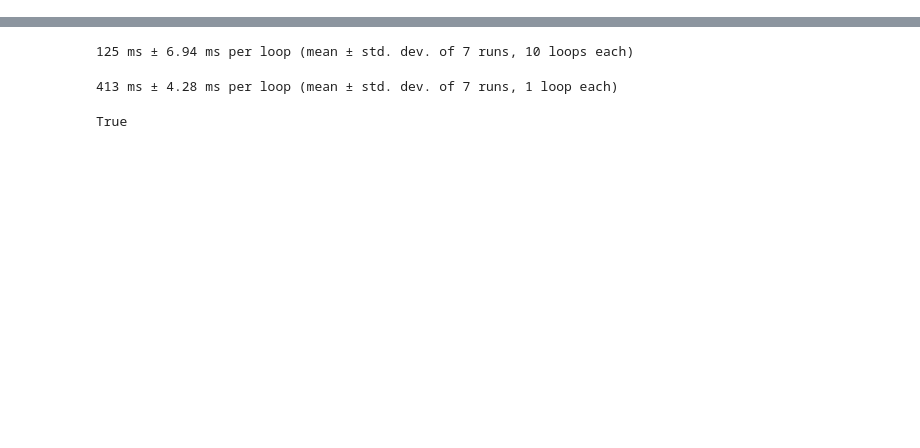
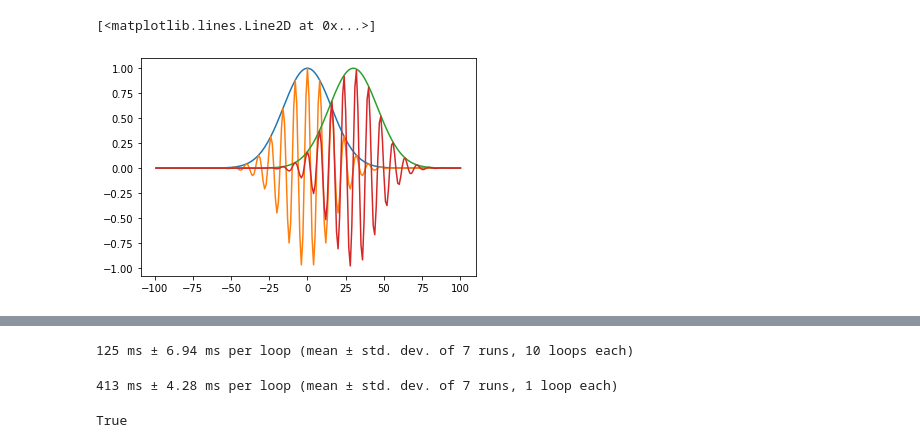
Before and after one commit to ekonyagin/wave_propagation, a Jupyter notebook: OAM-VTK.ipynb, the cells around one changed output, grey strips where cells are left out. Cells and saved outputs as stored; diff of their text form; code cells hidden in the pictures; blank space fills up the shorter version.

```diff
--- a/OAM-VTK.ipynb
+++ b/OAM-VTK.ipynb
@@ -7,15 +7,18 @@ from numba import jit, float64, complex128, int64, types
 # %%
 a = np.linspace(-99,100,200)
 a1 = np.linspace(-99, 100, 200)
 b1 = np.exp(-(a1-30)**2/500.)
 b = np.exp(-a**2/500.)
 plt.plot(a, b)
 phase = 2*np.pi*a/8
-phase1 = 10*2*np.pi*a1/8+np.pi/20
+phase1 = 2*np.pi*a1/8+np.pi/20
 plt.plot(a, b*np.cos(phase))
 
 plt.plot(a1, b1)
 plt.plot(a1, b1*np.cos(phase1))
+# %% [output]
+[<matplotlib.lines.Line2D at 0x...>]
+[figure, added]
 # %%
 
 
```
Also changed, not shown: parts of 19 cells of this notebook.
